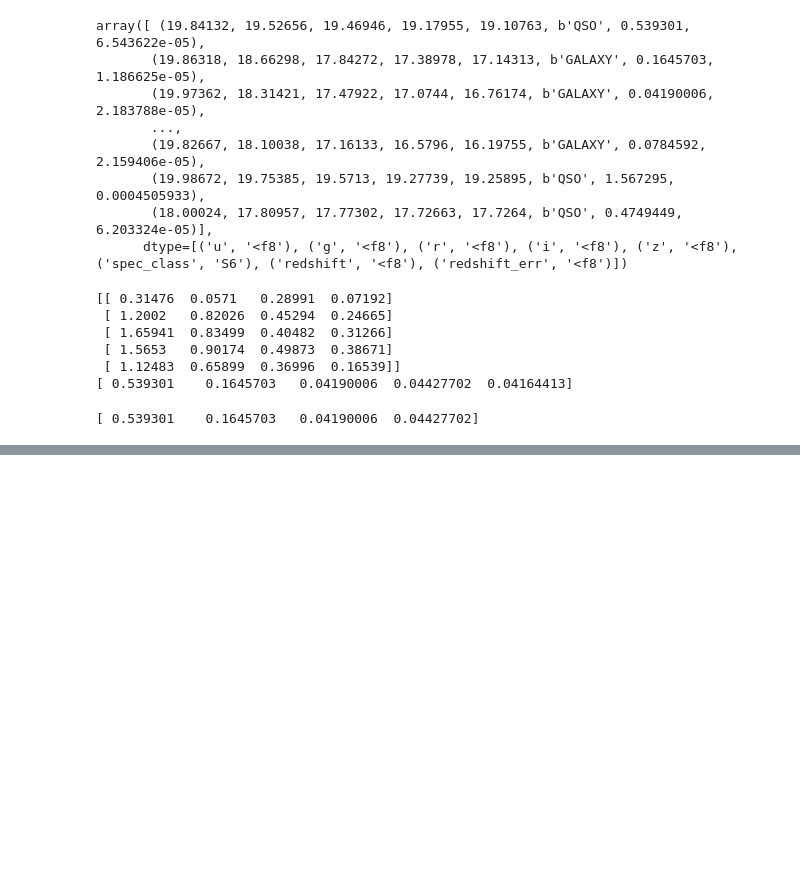
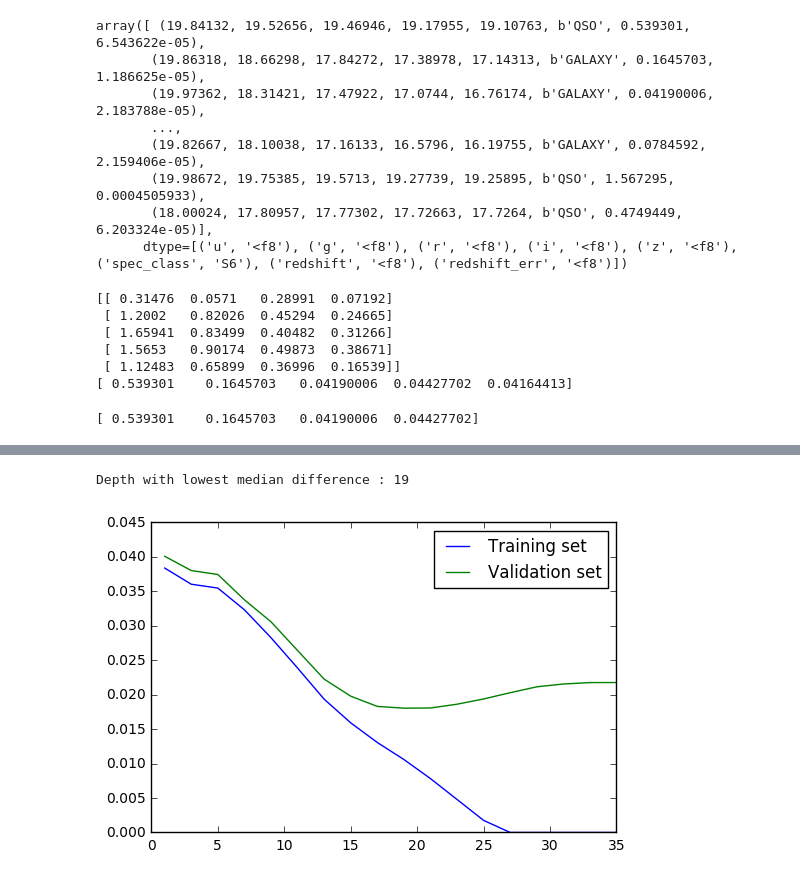
Before and after one commit to amateur-astronomy-club/Photometric-Redshift-Estimation-of-Galaxies-using-ML, a Jupyter notebook: photometric-redshift.ipynb, the cells around one changed output, grey strips where cells are left out. Drawn from its saved outputs; the diff is of its cells as text; code cells hidden in the pictures; blank space fills up the shorter version.

```diff
--- a/photometric-redshift.ipynb
+++ b/photometric-redshift.ipynb
@@ -64,0 +130,63 @@ def median_diff(predicted, actual):
+# %%
+# MILESTONE 5: Cross validate the model, checking how overfitting the Decision Tree model is
+
+def accuracy_by_treedepth(features, targets, depths):
+    # split the data into testing and training sets
+    split = features.shape[0]//2
+
+    train_features = features[:split]
+    test_features = features[split:]
+    train_targets = targets[:split]
+    test_targets = targets[split:]
+
+    # initialise arrays or lists to store the accuracies for the below loop
+    mediandiffs_training = []
+    mediandiffs_test = []
+
+    # loop through depths
+    for depth in depths:
+        # initialize model with the maximum depth.
+        dtr = DecisionTreeRegressor(max_depth=depth)
+
+        # train the model using the training set
+        dtr.fit(train_features, train_targets)
+
+        # get the predictions for the training set and calculate their median_diff
+        predictions = dtr.predict(train_features)
+        accuracy = median_diff(train_targets, predictions)
+        mediandiffs_training.append(accuracy)
+
+        # get the predictions for the testing set and calculate their median_diff
+        predictions = dtr.predict(test_features)
+        accuracy = median_diff(test_targets, predictions)
+        mediandiffs_test.append(accuracy)
+
+    # return the accuracies for the training and testing sets
+    return (mediandiffs_training, mediandiffs_test)
+
+dataset = np.load('sdss_galaxy_colors.npy')
+features, targets = get_features_targets(dataset)
+
+# Generate several depths to test
+tree_depths = [i for i in range(1, 36, 2)]
+
+# Call the function
+train_med_diffs, test_med_diffs = accuracy_by_treedepth(features, targets, tree_depths)
+print("Depth with lowest median difference : {}".format(tree_depths[test_med_diffs.index(min(test_med_diffs))]))
+
+# Plotting the results
+train_plot = plt.plot(tree_depths, train_med_diffs, label='Training set')
+test_plot = plt.plot(tree_depths, test_med_diffs, label='Validation set')
+plt.xlabel = "Maximum Tree Depth"
+plt.ylabel = "Median of Differences"
+plt.legend()
+plt.show()
+
+# OBSERVATIONS:
+# Accuracy of decision tree on training set gets better as we allow the tree to get to greater depths.
+# Conversely, accuracy measure  of the predictions for the test set gets better initially and worse at larger tree depths.
+# At a tree depth ~19 the decision tree starts to overfit the data.
+# This means it tries to take into account outliers in the training set and loses its general predictive accuracy.
+# %% [output]
+Depth with lowest median difference : 19
+[figure, added]
```
Also changed, not shown: parts of 9 cells of this notebook, 1 other file.
